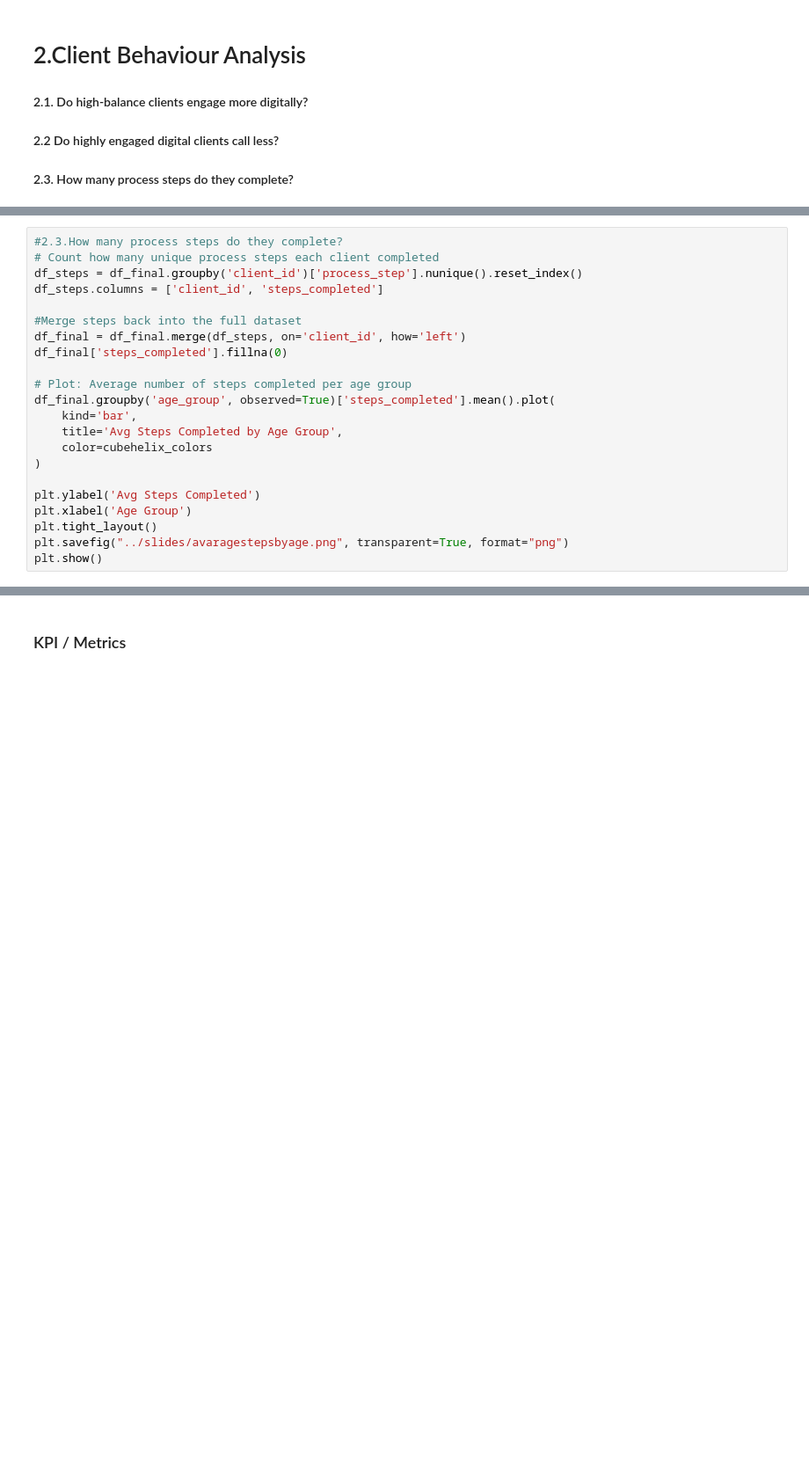
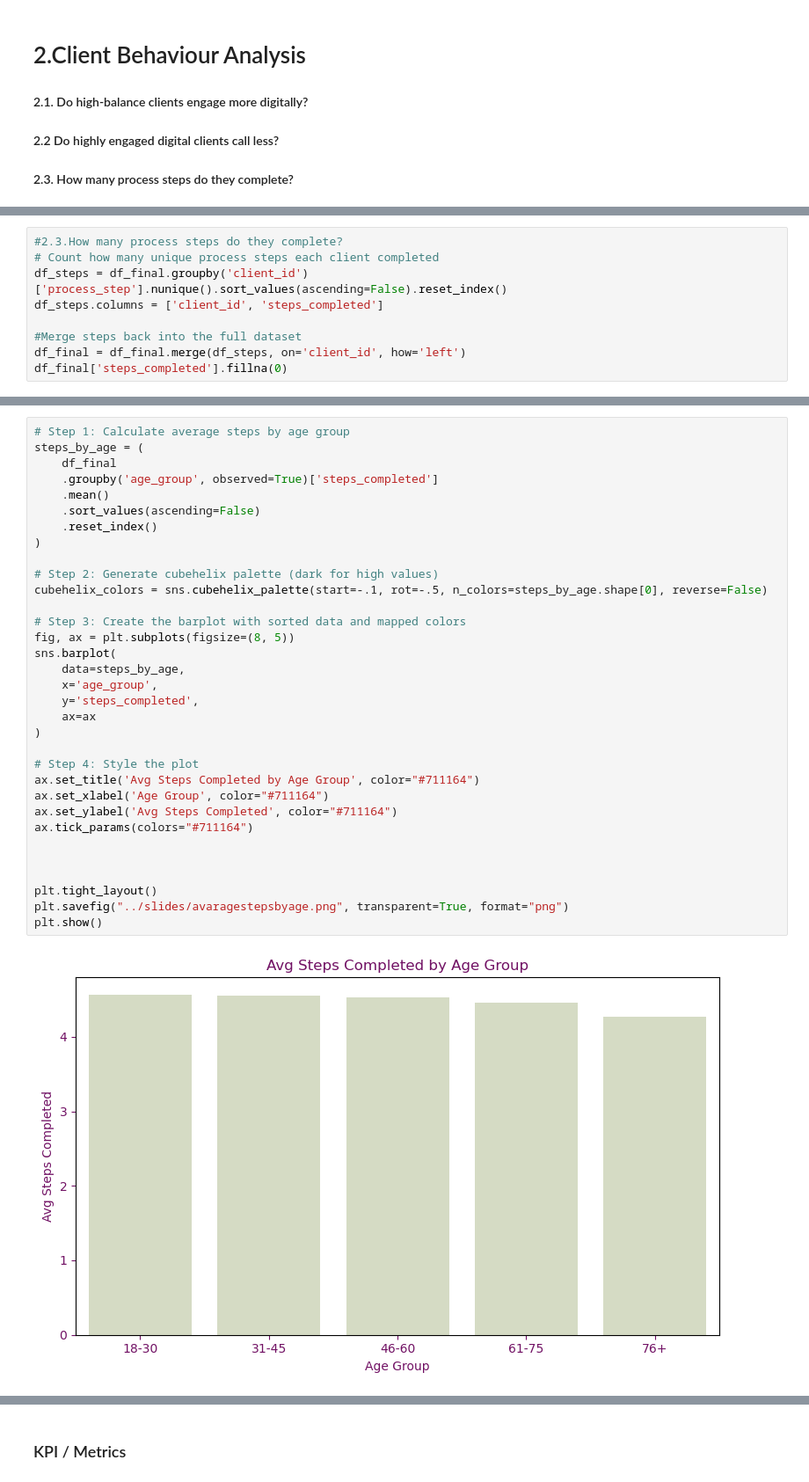
Before and after one commit to esradem/vanguard-ab-test-, a Jupyter notebook: notebooks/Project_Week5_cleaning.ipynb, the cells around one changed output, grey strips where cells are left out. Shown: that part at 88% size. Drawn from its saved outputs; the diff is of its cells as text; blank space fills up the shorter version.

```diff
--- a/notebooks/Project_Week5_cleaning.ipynb
+++ b/notebooks/Project_Week5_cleaning.ipynb
@@ -236,22 +333,9 @@ plt.show()
 # %%
 #2.3.How many process steps do they complete?
 # Count how many unique process steps each client completed
-df_steps = df_final.groupby('client_id')['process_step'].nunique().reset_index()
+df_steps = df_final.groupby('client_id')['process_step'].nunique().sort_values(ascending=False).reset_index()
 df_steps.columns = ['client_id', 'steps_completed']
 
 #Merge steps back into the full dataset
 df_final = df_final.merge(df_steps, on='client_id', how='left')
 df_final['steps_completed'].fillna(0)
-
-# Plot: Average number of steps completed per age group
-df_final.groupby('age_group', observed=True)['steps_completed'].mean().plot(
-    kind='bar',
-    title='Avg Steps Completed by Age Group',
-    color=cubehelix_colors
-)
-
-plt.ylabel('Avg Steps Completed')
-plt.xlabel('Age Group')
-plt.tight_layout()
-plt.savefig("../slides/avaragestepsbyage.png", transparent=True, format="png")
-plt.show()
@@ -260,3 +355,38 @@ df_final['process_step'].unique()
+# %%
+# Step 1: Calculate average steps by age group
+steps_by_age = (
+    df_final
+    .groupby('age_group', observed=True)['steps_completed']
+    .mean()
+    .sort_values(ascending=False)
+    .reset_index()
+)
+
+# Step 2: Generate cubehelix palette (dark for high values)
+cubehelix_colors = sns.cubehelix_palette(start=-.1, rot=-.5, n_colors=steps_by_age.shape[0], reverse=False)
+
+# Step 3: Create the barplot with sorted data and mapped colors
+fig, ax = plt.subplots(figsize=(8, 5))
+sns.barplot(
+    data=steps_by_age,
+    x='age_group',
+    y='steps_completed',
+    ax=ax
+)
+
+# Step 4: Style the plot
+ax.set_title('Avg Steps Completed by Age Group', color="#711164")
+ax.set_xlabel('Age Group', color="#711164")
+ax.set_ylabel('Avg Steps Completed', color="#711164")
+ax.tick_params(colors="#711164")
+
+
+
+plt.tight_layout()
+plt.savefig("../slides/avaragestepsbyage.png", transparent=True, format="png")
+plt.show()
+# %% [output]
+[figure, added]
 # %%
 #2.4. Completed process by balance group
 # Plot: Average number of steps completed per balance group
```
Also changed, not shown: parts of 29 cells of this notebook, 4 other files.
